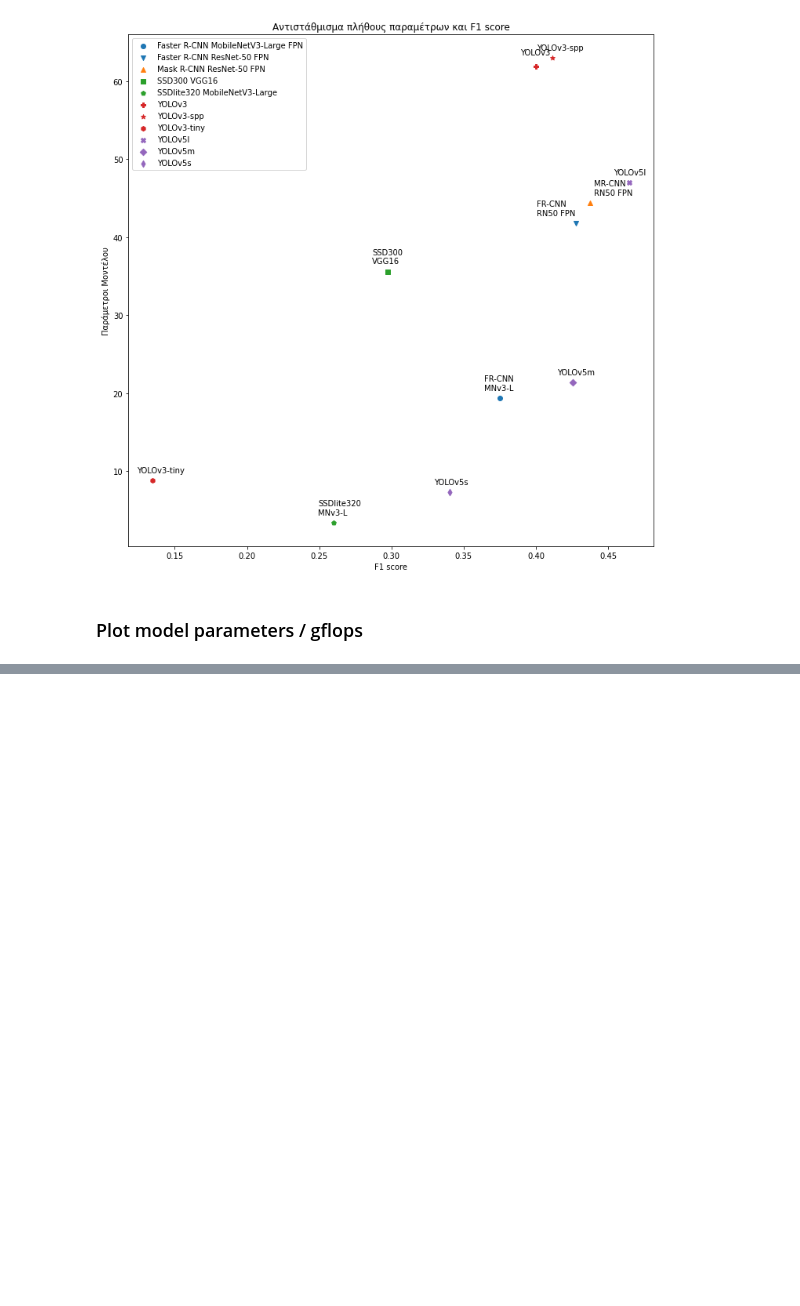
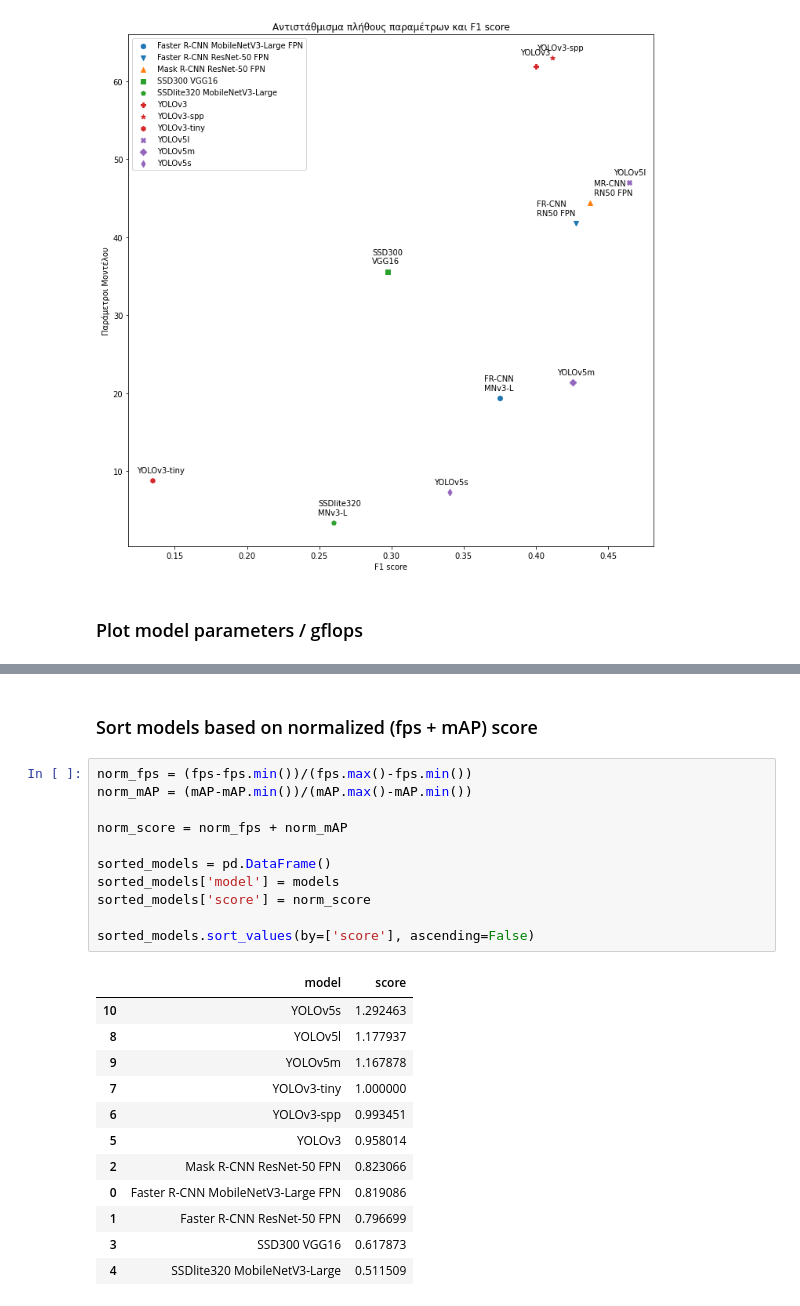
Before and after one commit to joangog/object-detection, a Jupyter notebook: coco2017_analysis.ipynb, the cells around one changed output, grey strips where cells are left out. Drawn from its saved outputs; the diff is of its cells as text; blank space fills up the shorter version.

```diff
--- a/coco2017_analysis.ipynb
+++ b/coco2017_analysis.ipynb
@@ -286,3 +285,29 @@ plt.legend(models, scatterpoints=1)
 plt.show()
 # %% [output]
 [figure]
+# %% [markdown]
+### Sort models based on normalized (fps + mAP) score
+# %%
+norm_fps = (fps-fps.min())/(fps.max()-fps.min())
+norm_mAP = (mAP-mAP.min())/(mAP.max()-mAP.min())
+
+norm_score = norm_fps + norm_mAP
+
+sorted_models = pd.DataFrame()
+sorted_models['model'] = models
+sorted_models['score'] = norm_score
+
+sorted_models.sort_values(by=['score'], ascending=False)
+# %% [output]
+|  | model | score |
+| 10 | YOLOv5s | 1.292463 |
+| 8 | YOLOv5l | 1.177937 |
+| 9 | YOLOv5m | 1.167878 |
+| 7 | YOLOv3-tiny | 1.000000 |
+| 6 | YOLOv3-spp | 0.993451 |
+| 5 | YOLOv3 | 0.958014 |
+| 2 | Mask R-CNN ResNet-50 FPN | 0.823066 |
+| 0 | Faster R-CNN MobileNetV3-Large FPN | 0.819086 |
+| 1 | Faster R-CNN ResNet-50 FPN | 0.796699 |
+| 3 | SSD300 VGG16 | 0.617873 |
+| 4 | SSDlite320 MobileNetV3-Large | 0.511509 |
```
Also changed, not shown: parts of 9 cells of this notebook.
